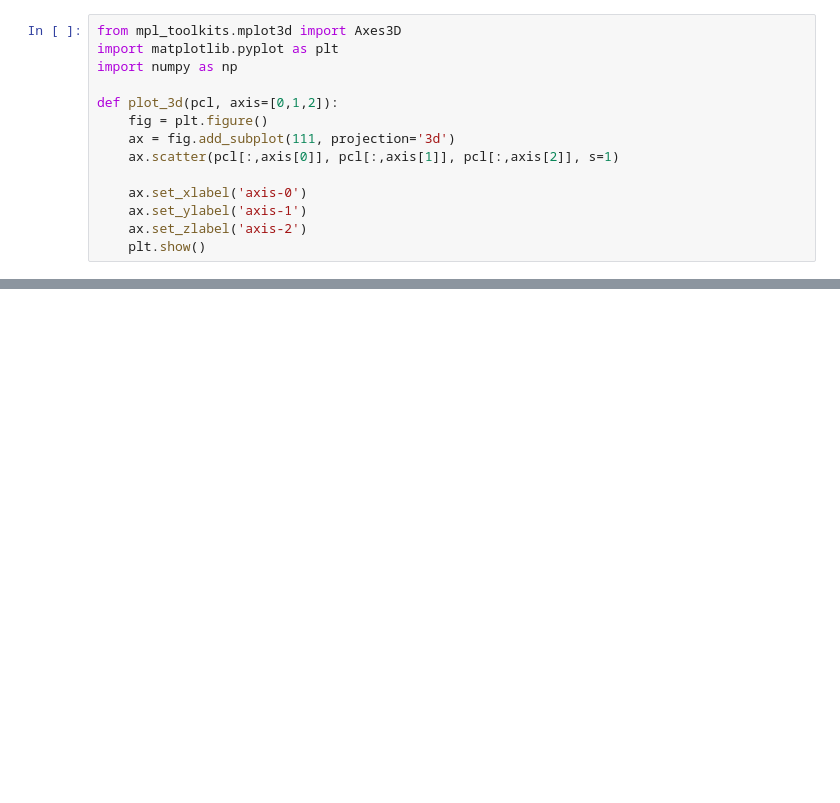
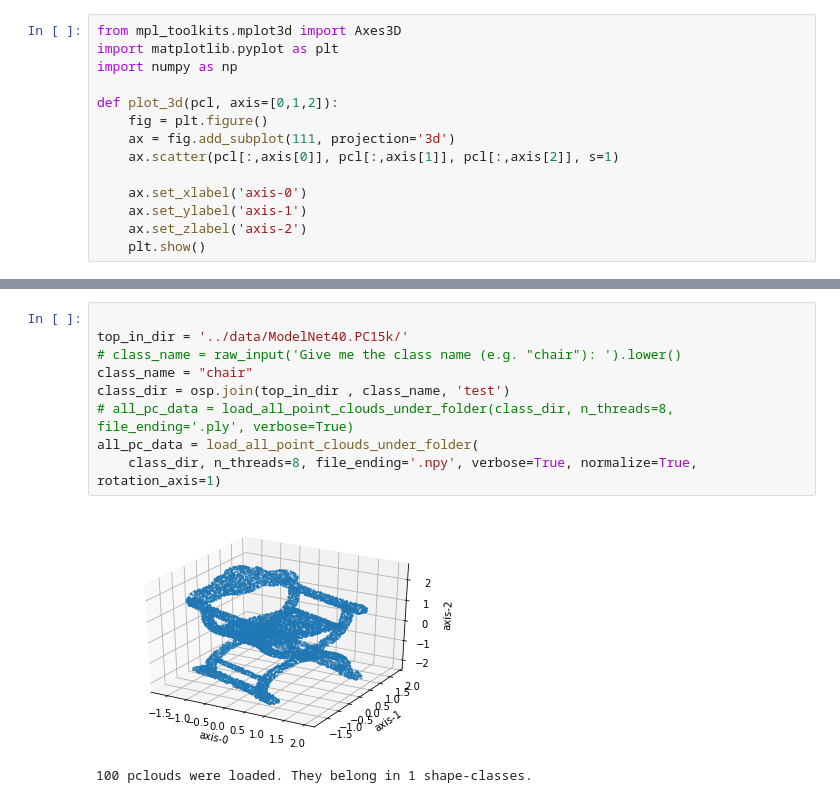
Before and after one commit to stevenygd/latent_3d_points, a Jupyter notebook: notebooks/VisualizeRotation.ipynb, the cells around one changed output, grey strips where cells are left out. Saved outputs shown, nothing was run; the diff lists cells and outputs as text; blank space fills up the shorter version.

Commit message:
Add visualization on MN40 dataset

```diff
--- a/notebooks/VisualizeRotation.ipynb
+++ b/notebooks/VisualizeRotation.ipynb
@@ -50,0 +51,12 @@ plot_3d(pcls[choice(range(pcls.shape[0]))], axis=[0,2,1])
+# %%
+
+top_in_dir = '../data/ModelNet40.PC15k/'
+# class_name = raw_input('Give me the class name (e.g. "chair"): ').lower()
+class_name = "chair"
+class_dir = osp.join(top_in_dir , class_name, 'test')
+# all_pc_data = load_all_point_clouds_under_folder(class_dir, n_threads=8, file_ending='.ply', verbose=True)
+all_pc_data = load_all_point_clouds_under_folder(
+    class_dir, n_threads=8, file_ending='.npy', verbose=True, normalize=True, rotation_axis=1)
+# %% [output]
+[figure, added]
+100 pclouds were loaded. They belong in 1 shape-classes.
```
Also changed, not shown: parts of 3 cells of this notebook.
